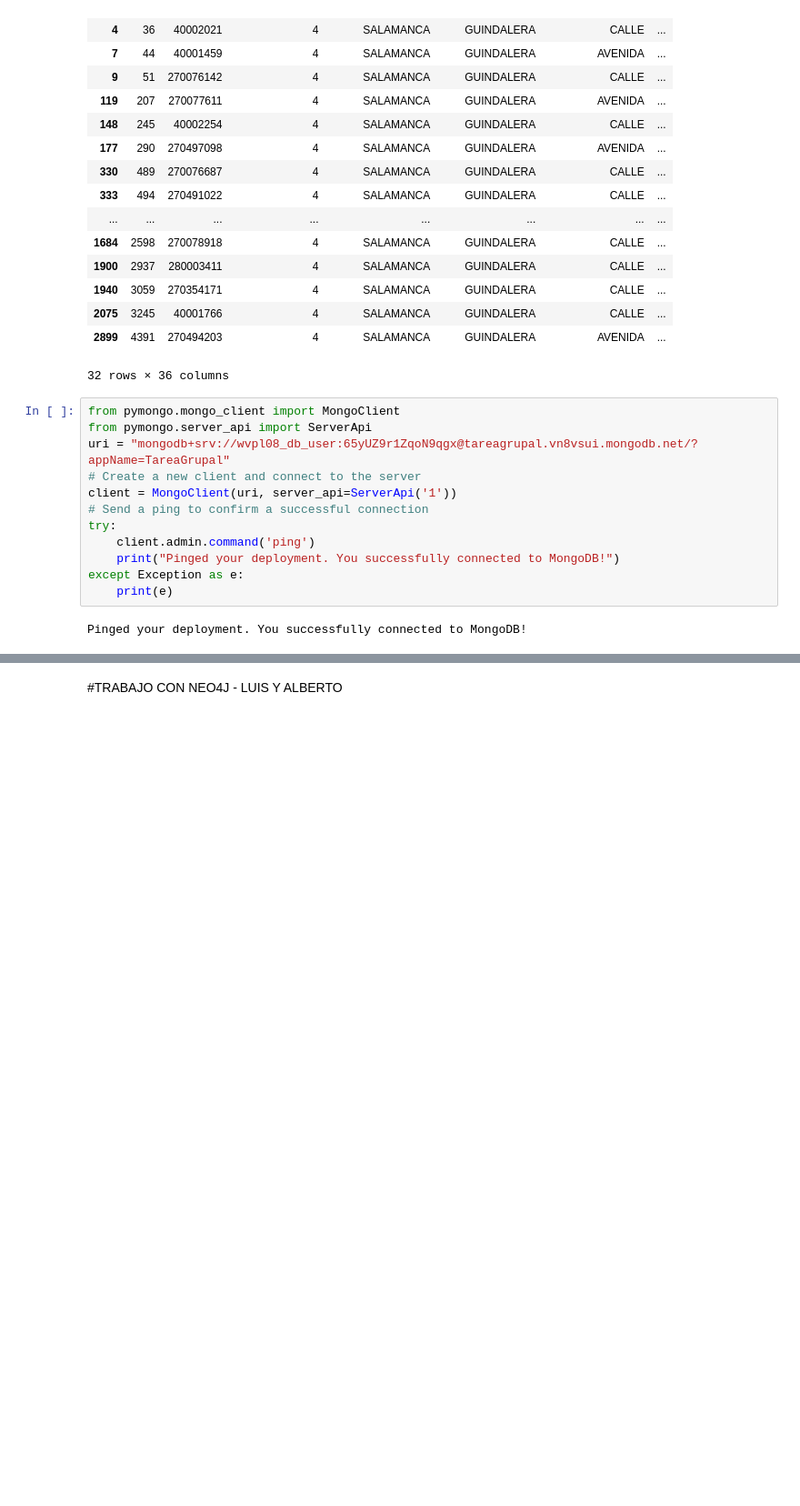
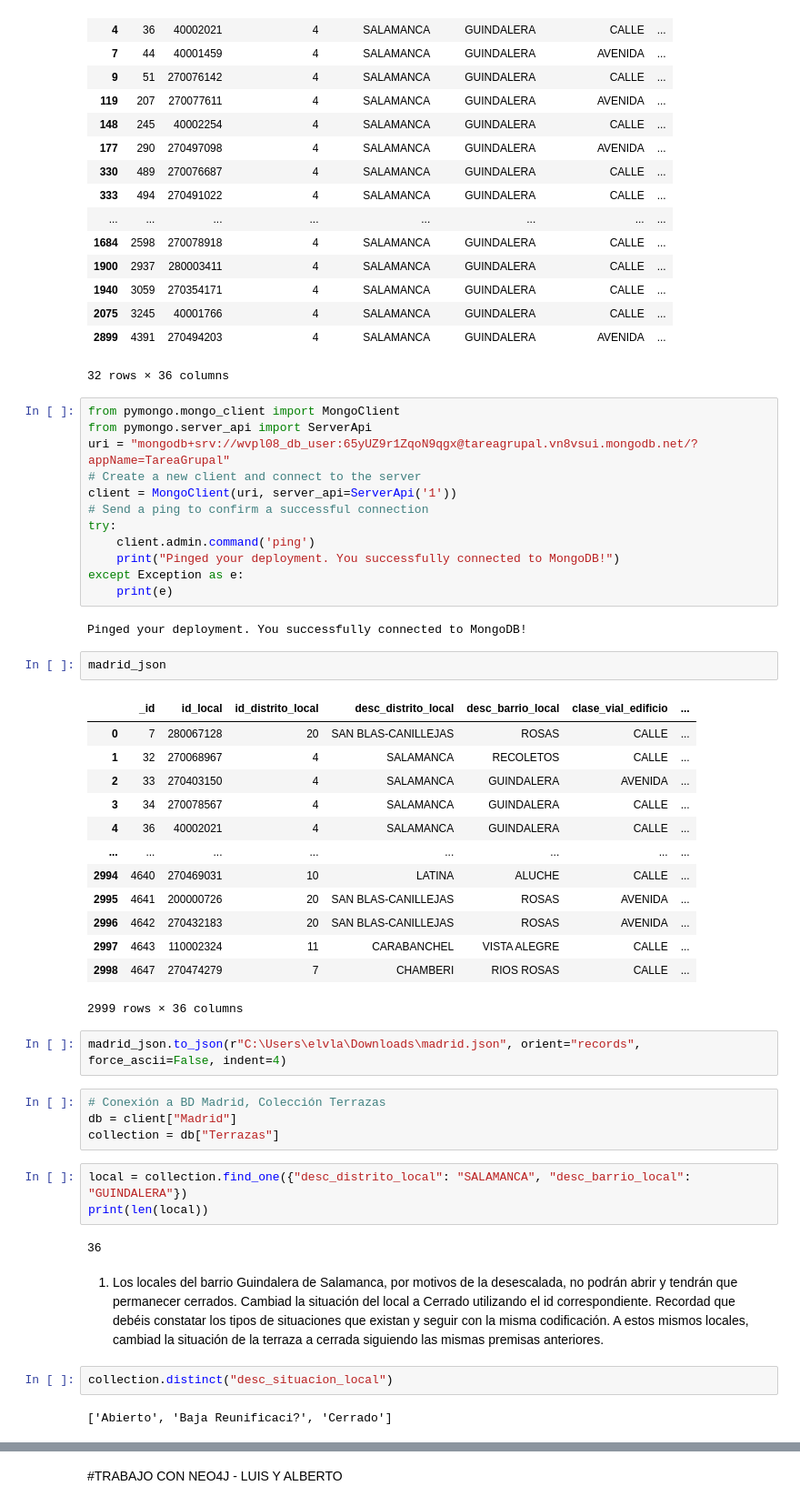
Before and after one commit to Merenguimona/act_2, a Jupyter notebook: notebook/Actividad_2.ipynb, the cells around one changed output, grey strips where cells are left out. Shown at 91% size. Saved outputs shown, nothing was run; the diff lists cells and outputs as text; blank space fills up the shorter version.

```diff
--- a/notebook/Actividad_2.ipynb
+++ b/notebook/Actividad_2.ipynb
@@ -801,3 +801,36 @@ except Exception as e:
     print(e)
 # %% [output]
 Pinged your deployment. You successfully connected to MongoDB!
+# %%
+madrid_json
+# %% [output]
+|  | _id | id_local | id_distrito_local | desc_distrito_local | desc_barrio_local | clase_vial_edificio | ... |
+| 0 | 7 | 280067128 | 20 | SAN BLAS-CANILLEJAS | ROSAS | CALLE | ... |
+| 1 | 32 | 270068967 | 4 | SALAMANCA | RECOLETOS | CALLE | ... |
+| 2 | 33 | 270403150 | 4 | SALAMANCA | GUINDALERA | AVENIDA | ... |
+| 3 | 34 | 270078567 | 4 | SALAMANCA | GUINDALERA | CALLE | ... |
+| 4 | 36 | 40002021 | 4 | SALAMANCA | GUINDALERA | CALLE | ... |
+| ... | ... | ... | ... | ... | ... | ... | ... |
+| 2994 | 4640 | 270469031 | 10 | LATINA | ALUCHE | CALLE | ... |
+| 2995 | 4641 | 200000726 | 20 | SAN BLAS-CANILLEJAS | ROSAS | AVENIDA | ... |
+| 2996 | 4642 | 270432183 | 20 | SAN BLAS-CANILLEJAS | ROSAS | AVENIDA | ... |
+| 2997 | 4643 | 110002324 | 11 | CARABANCHEL | VISTA ALEGRE | CALLE | ... |
+| 2998 | 4647 | 270474279 | 7 | CHAMBERI | RIOS ROSAS | CALLE | ... |
+2999 rows × 36 columns
+# %%
+madrid_json.to_json(r"C:\Users\elvla\Downloads\madrid.json", orient="records", force_ascii=False, indent=4)
+# %%
+# Conexión a BD Madrid, Colección Terrazas
+db = client["Madrid"]
+collection = db["Terrazas"]
+# %%
+local = collection.find_one({"desc_distrito_local": "SALAMANCA", "desc_barrio_local": "GUINDALERA"})
+print(len(local))
+# %% [output]
+36
+# %% [markdown]
+1.	Los locales del barrio Guindalera de Salamanca, por motivos de la desescalada, no podrán abrir y tendrán que permanecer cerrados. Cambiad la situación del local a Cerrado utilizando el id correspondiente. Recordad que debéis constatar los tipos de situaciones que existan y seguir con la misma codificación. A estos mismos locales, cambiad la situación de la terraza a cerrada siguiendo las mismas premisas anteriores.
+# %%
+collection.distinct("desc_situacion_local")
+# %% [output]
+['Abierto', 'Baja Reunificaci?', 'Cerrado']
```
Also changed, not shown: parts of 15 cells of this notebook.
